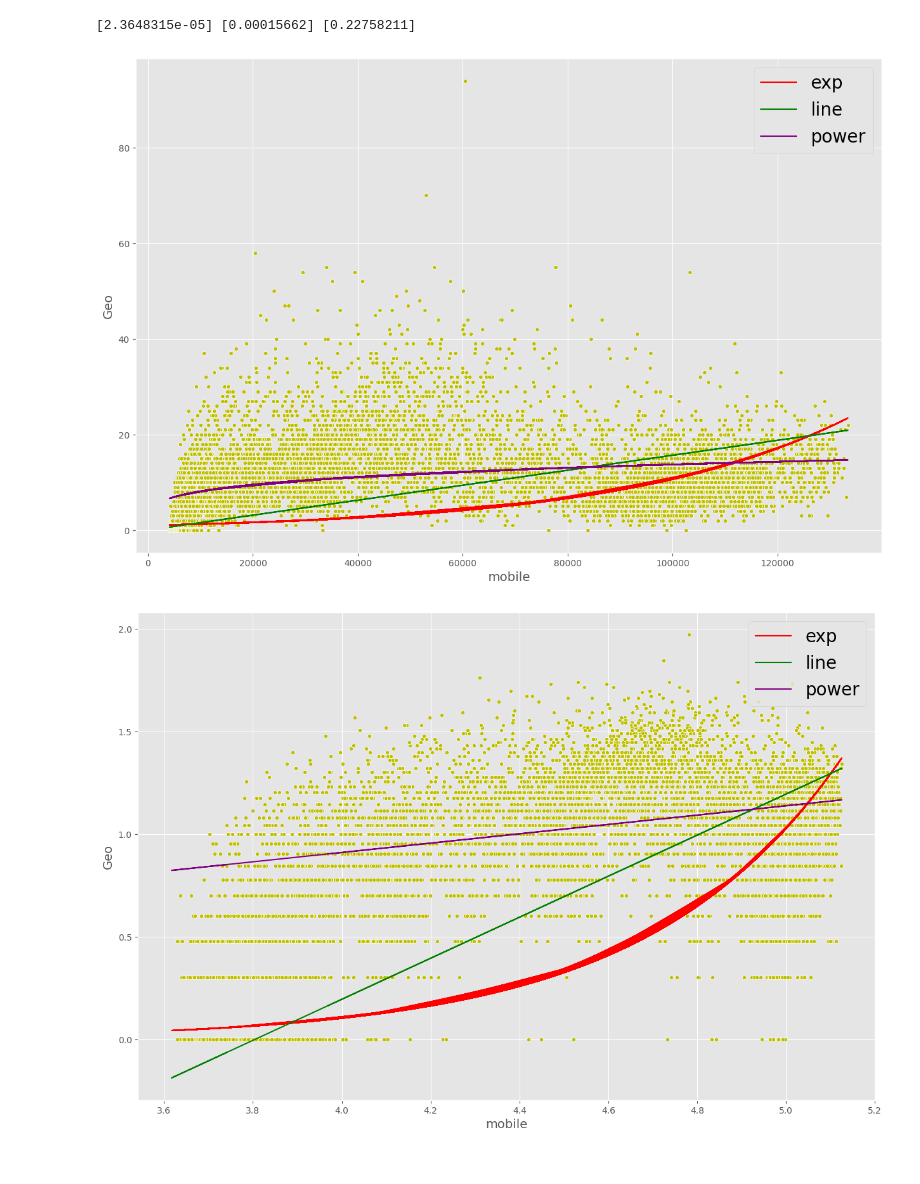
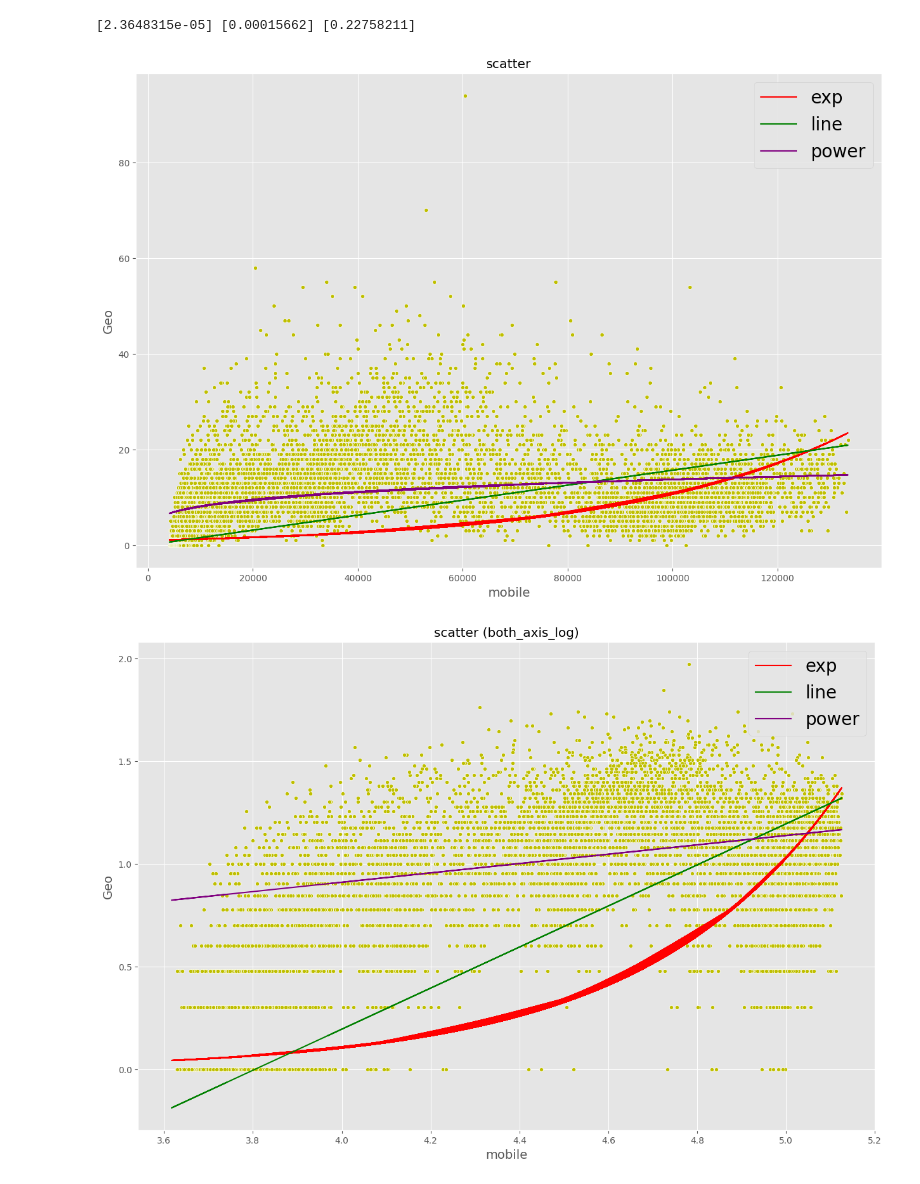
Before and after one commit to sy-zvjkqv/social_senser, a Jupyter notebook: notebooks/Tokyo/fitting/fitting_scatter.ipynb, the cells around one changed output. Cells and saved outputs as stored; diff of their text form; code cells hidden in the pictures.

```diff
--- a/notebooks/Tokyo/fitting/fitting_scatter.ipynb
+++ b/notebooks/Tokyo/fitting/fitting_scatter.ipynb
@@ -164,38 +164,40 @@ plt.scatter(X[:, 0], y, color='y', edgecolor="white", s=20)
 plt.xlabel("mobile", fontsize=14)
 plt.ylabel("Geo", fontsize=14)
 plt.legend(prop={"size": 20}, loc="upper right")
+plt.title('scatter')
 #plt.title("F-test={:.2f}, MI={:.2f}".format(f_test[0], mi[0]), fontsize=16)
 plt.show()
 # %% [output]
-[figure, old version]
+[figure, new version]
 # %%
 X = mobile_flatten.reshape(-1,1)
 y =twitter_flatten.reshape(-1,1)
 
 
 plt.figure(figsize=(15, 10))
 a, b = np.polyfit(X[:,0], y, 1)
 # フィッティング直線
 fitting_exp = exp(X, *popt_exp)
 fitting_line = line(X, *popt_line)
 fitting_power = power(X, *popt_power)
 
 X = np.log10(X)
 y = np.log10(y)
 fitting_exp = np.log10(fitting_exp)
 fitting_line = np.log10(fitting_line)
 fitting_power = np.log10(fitting_power)
 
 
 plt.plot(X, fitting_exp,color='red', label='exp')
 plt.plot(X, fitting_line,color='green', label='line')
 plt.plot(X, fitting_power,color='purple', label='power')
 #.text(0.1,a*0.1+b, 'y='+ str(round(a,4)) +'x+'+str(round(b,4)))
 plt.scatter(X[:, 0], y, color='y', edgecolor="white", s=20)
 plt.xlabel("mobile", fontsize=14)
 plt.ylabel("Geo", fontsize=14)
 plt.legend(prop={"size": 20}, loc="upper right")
+plt.title('scatter (both_axis_log)')
 #plt.title("F-test={:.2f}, MI={:.2f}".format(f_test[0], mi[0]), fontsize=16)
 plt.show()
 # %% [output]
-[figure, old version]
+[figure, new version]
```
Also changed, not shown: 14 other files.
